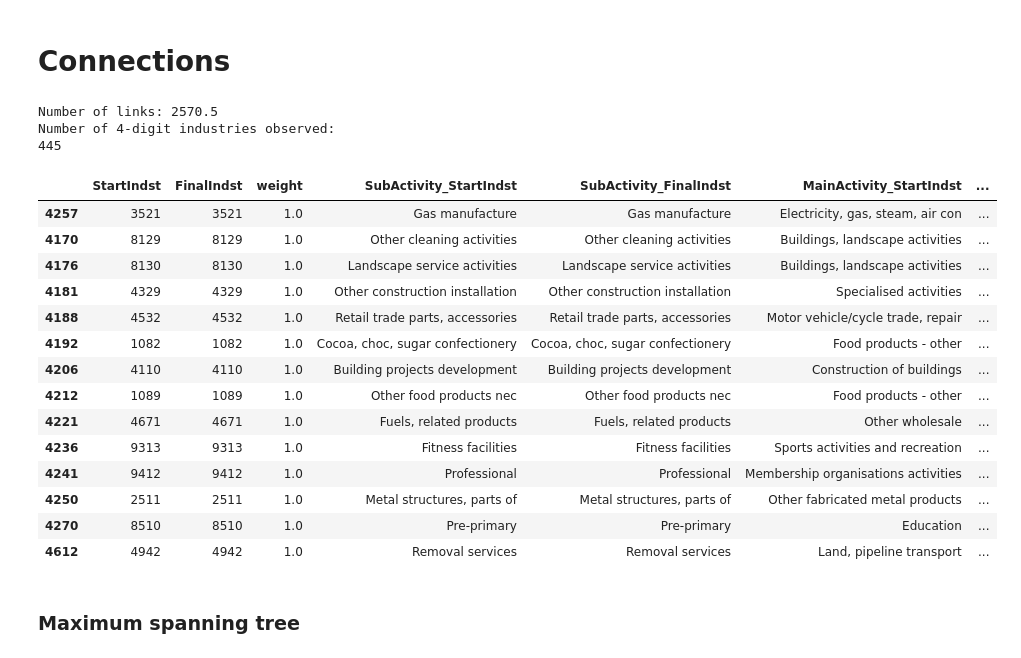
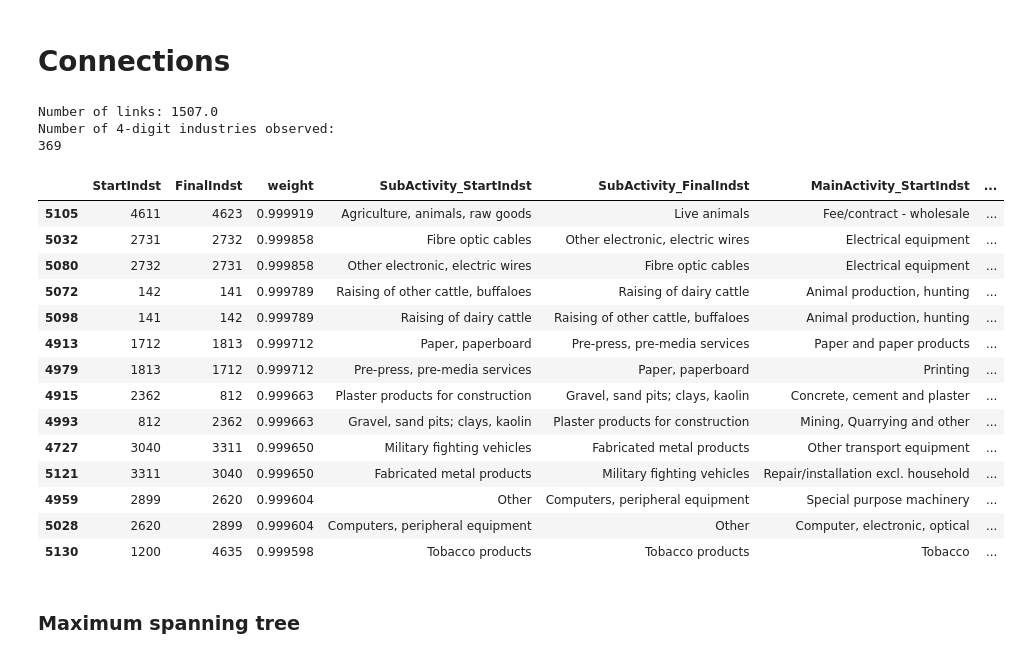
Before and after one commit to alan-turing-institute/KnowledgeFlows, a Jupyter notebook: python/labour_flows_matrix/notebook/UK_network_processing_for_Gephi.ipynb, the cells around one changed output. Drawn from its saved outputs; the diff is of its cells as text; code cells hidden in the pictures.

Commit message:
creating figures and tables for report

```diff
--- a/python/labour_flows_matrix/notebook/UK_network_processing_for_Gephi.ipynb
+++ b/python/labour_flows_matrix/notebook/UK_network_processing_for_Gephi.ipynb
@@ -102,37 +97,37 @@ output_gephi.head()
 # %%
 # Read the data exported from the secure lab
 label2 = "Table2_Reduced_matrix_2009_2018_connections"
 reduced_matrix_2009_2018_conn = pd.read_csv("../data/"+label2+".csv", index_col=0)
 
 reduced_matrix_2009_2018_conn = reduced_matrix_2009_2018_conn[reduced_matrix_2009_2018_conn['StartIndst']!=0]
 
 # delete self loops
 sub_matrix_2009_2018_conns = reduced_matrix_2009_2018_conn[reduced_matrix_2009_2018_conn['weight']<1].sort_values(by=['weight'], ascending=False)
-sub_matrix_2009_2018_conns = reduced_matrix_2009_2018_conn[reduced_matrix_2009_2018_conn['weight']>0].sort_values(by=['weight'], ascending=False)
+sub_matrix_2009_2018_conns = sub_matrix_2009_2018_conns[sub_matrix_2009_2018_conns['weight']>0].sort_values(by=['weight'], ascending=False)
 
-print ("Number of links:", reduced_matrix_2009_2018_conn.shape[0]/2)
+print ("Number of links:", sub_matrix_2009_2018_conns.shape[0]/2)
 print ("Number of 4-digit industries observed:")
 print (len(np.unique([sub_matrix_2009_2018_conns['StartIndst'].values,sub_matrix_2009_2018_conns['FinalIndst'].values])))
 sub_matrix_2009_2018_conns[1:15]
 # %% [output]
-Number of links: 2570.5
+Number of links: 1507.0
 Number of 4-digit industries observed:
-445
+369
 |  | StartIndst | FinalIndst | weight | SubActivity_StartIndst | SubActivity_FinalIndst | MainActivity_StartIndst | ... |
-| 4257 | 3521 | 3521 | 1.0 | Gas manufacture | Gas manufacture | Electricity, gas, steam, air con | ... |
-| 4170 | 8129 | 8129 | 1.0 | Other cleaning activities | Other cleaning activities | Buildings, landscape activities | ... |
-| 4176 | 8130 | 8130 | 1.0 | Landscape service activities | Landscape service activities | Buildings, landscape activities | ... |
-| 4181 | 4329 | 4329 | 1.0 | Other construction installation | Other construction installation | Specialised activities | ... |
-| 4188 | 4532 | 4532 | 1.0 | Retail trade parts, accessories | Retail trade parts, accessories | Motor vehicle/cycle trade, repair | ... |
-| 4192 | 1082 | 1082 | 1.0 | Cocoa, choc, sugar confectionery | Cocoa, choc, sugar confectionery | Food products - other | ... |
-| 4206 | 4110 | 4110 | 1.0 | Building projects development | Building projects development | Construction of buildings | ... |
-| 4212 | 1089 | 1089 | 1.0 | Other food products nec | Other food products nec | Food products - other | ... |
-| 4221 | 4671 | 4671 | 1.0 | Fuels, related products | Fuels, related products | Other wholesale | ... |
-| 4236 | 9313 | 9313 | 1.0 | Fitness facilities | Fitness facilities | Sports activities and recreation | ... |
-| 4241 | 9412 | 9412 | 1.0 | Professional | Professional | Membership organisations activities | ... |
-| 4250 | 2511 | 2511 | 1.0 | Metal structures, parts of | Metal structures, parts of | Other fabricated metal products | ... |
-| 4270 | 8510 | 8510 | 1.0 | Pre-primary | Pre-primary | Education | ... |
-| 4612 | 4942 | 4942 | 1.0 | Removal services | Removal services | Land, pipeline transport | ... |
+| 5105 | 4611 | 4623 | 0.999919 | Agriculture, animals, raw goods | Live animals | Fee/contract - wholesale | ... |
+| 5032 | 2731 | 2732 | 0.999858 | Fibre optic cables | Other electronic, electric wires | Electrical equipment | ... |
+| 5080 | 2732 | 2731 | 0.999858 | Other electronic, electric wires | Fibre optic cables | Electrical equipment | ... |
+| 5072 | 142 | 141 | 0.999789 | Raising of other cattle, buffaloes | Raising of dairy cattle | Animal production, hunting | ... |
+| 5098 | 141 | 142 | 0.999789 | Raising of dairy cattle | Raising of other cattle, buffaloes | Animal production, hunting | ... |
+| 4913 | 1712 | 1813 | 0.999712 | Paper, paperboard | Pre-press, pre-media services | Paper and paper products | ... |
+| 4979 | 1813 | 1712 | 0.999712 | Pre-press, pre-media services | Paper, paperboard | Printing | ... |
+| 4915 | 2362 | 812 | 0.999663 | Plaster products for construction | Gravel, sand pits; clays, kaolin | Concrete, cement and plaster | ... |
+| 4993 | 812 | 2362 | 0.999663 | Gravel, sand pits; clays, kaolin | Plaster products for construction | Mining, Quarrying and other | ... |
+| 4727 | 3040 | 3311 | 0.999650 | Military fighting vehicles | Fabricated metal products | Other transport equipment | ... |
+| 5121 | 3311 | 3040 | 0.999650 | Fabricated metal products | Military fighting vehicles | Repair/installation excl. household | ... |
+| 4959 | 2899 | 2620 | 0.999604 | Other | Computers, peripheral equipment | Special purpose machinery | ... |
+| 5028 | 2620 | 2899 | 0.999604 | Computers, peripheral equipment | Other | Computer, electronic, optical | ... |
+| 5130 | 1200 | 4635 | 0.999598 | Tobacco products | Tobacco products | Tobacco | ... |
 # %% [markdown]
 ### Maximum spanning tree
 # %%
```
Also changed, not shown: parts of 6 cells of this notebook.
